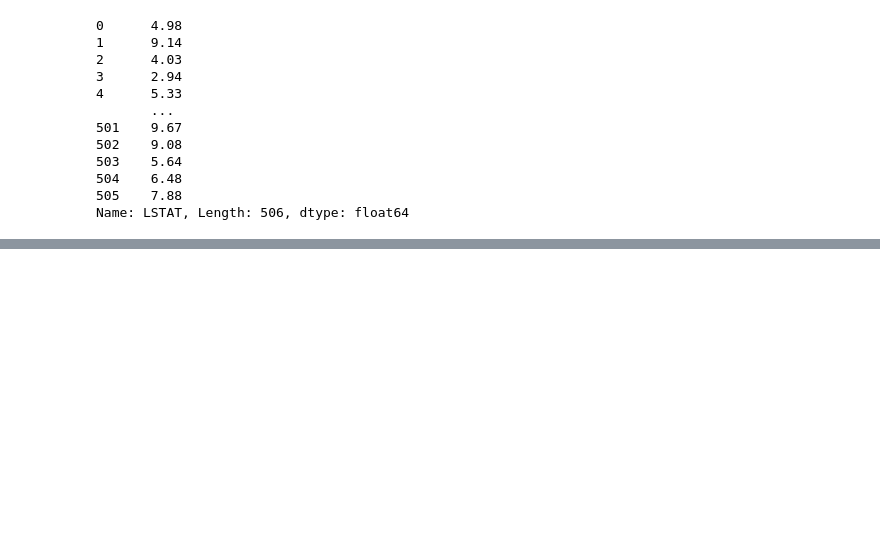
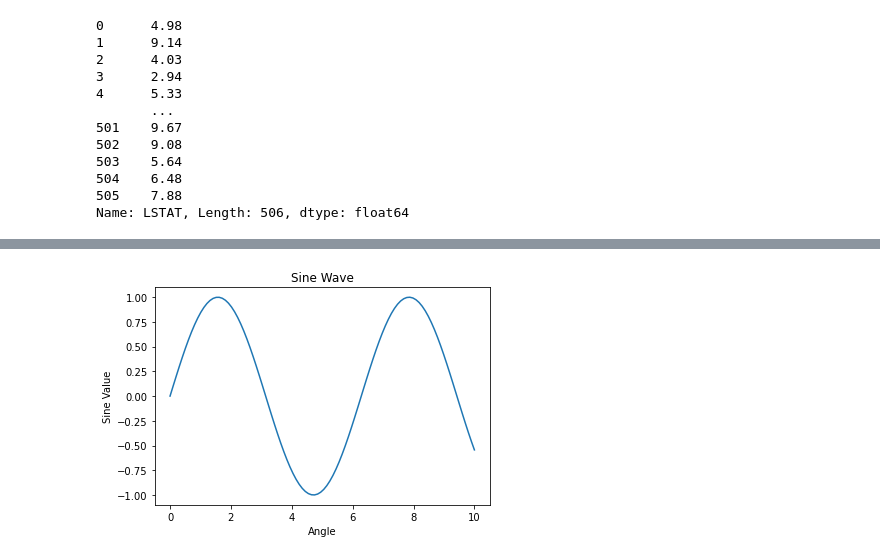
Before and after one commit to deepaponnusammy/ML_60_hours, a Jupyter notebook: ML_Basics.ipynb, the cells around one changed output, grey strips where cells are left out. Cells and saved outputs as stored; diff of their text form; code cells hidden in the pictures; blank space fills up the shorter version.

```diff
--- a/ML_Basics.ipynb
+++ b/ML_Basics.ipynb
@@ -395,0 +475,10 @@ boston_df.corr()
+# %%
+#adding title to the x & y axis label
+#sine wave
+plt.plot(x,y)
+plt.xlabel('Angle')
+plt.ylabel('Sine Value')
+plt.title('Sine Wave')
+plt.show()
+# %% [output]
+[figure, added]
```
Also changed, not shown: parts of 14 cells of this notebook.
